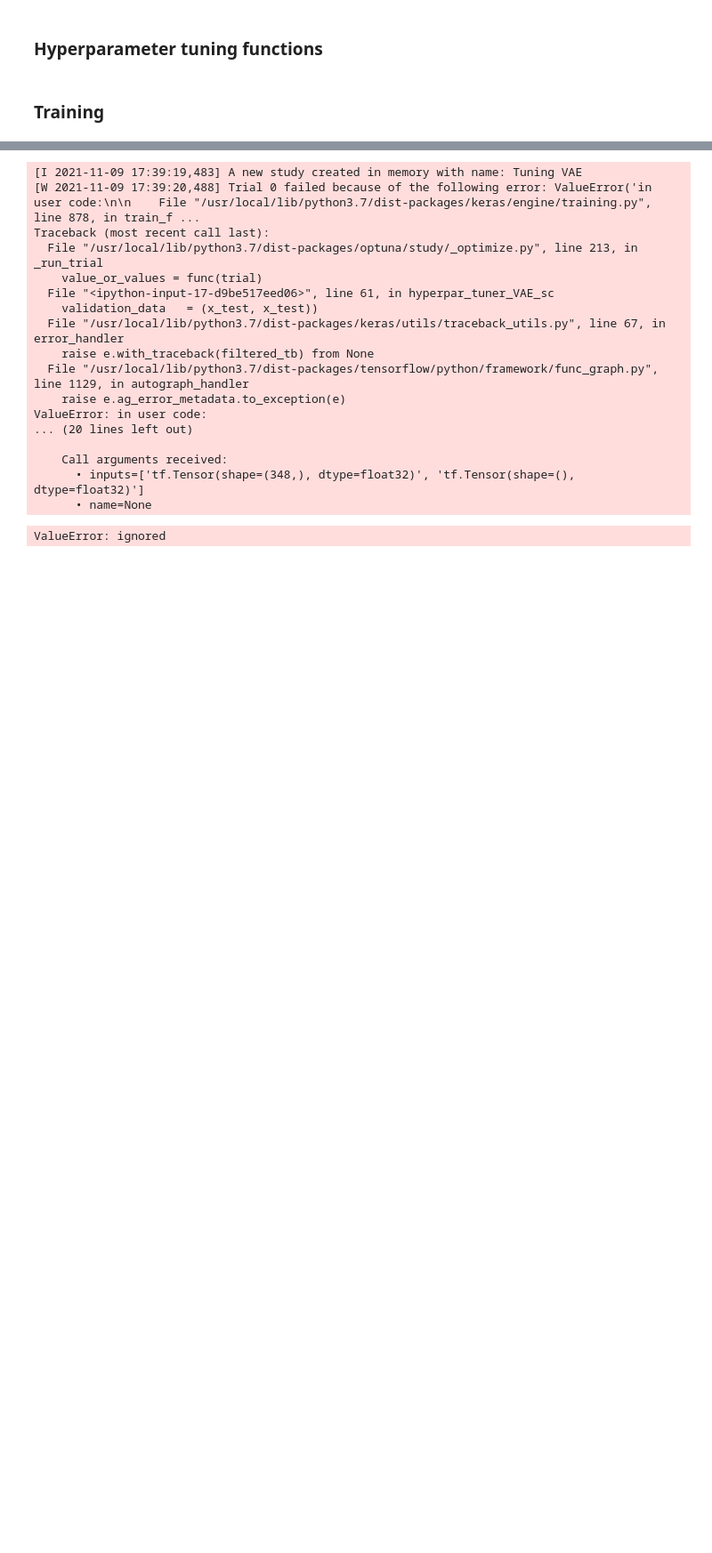
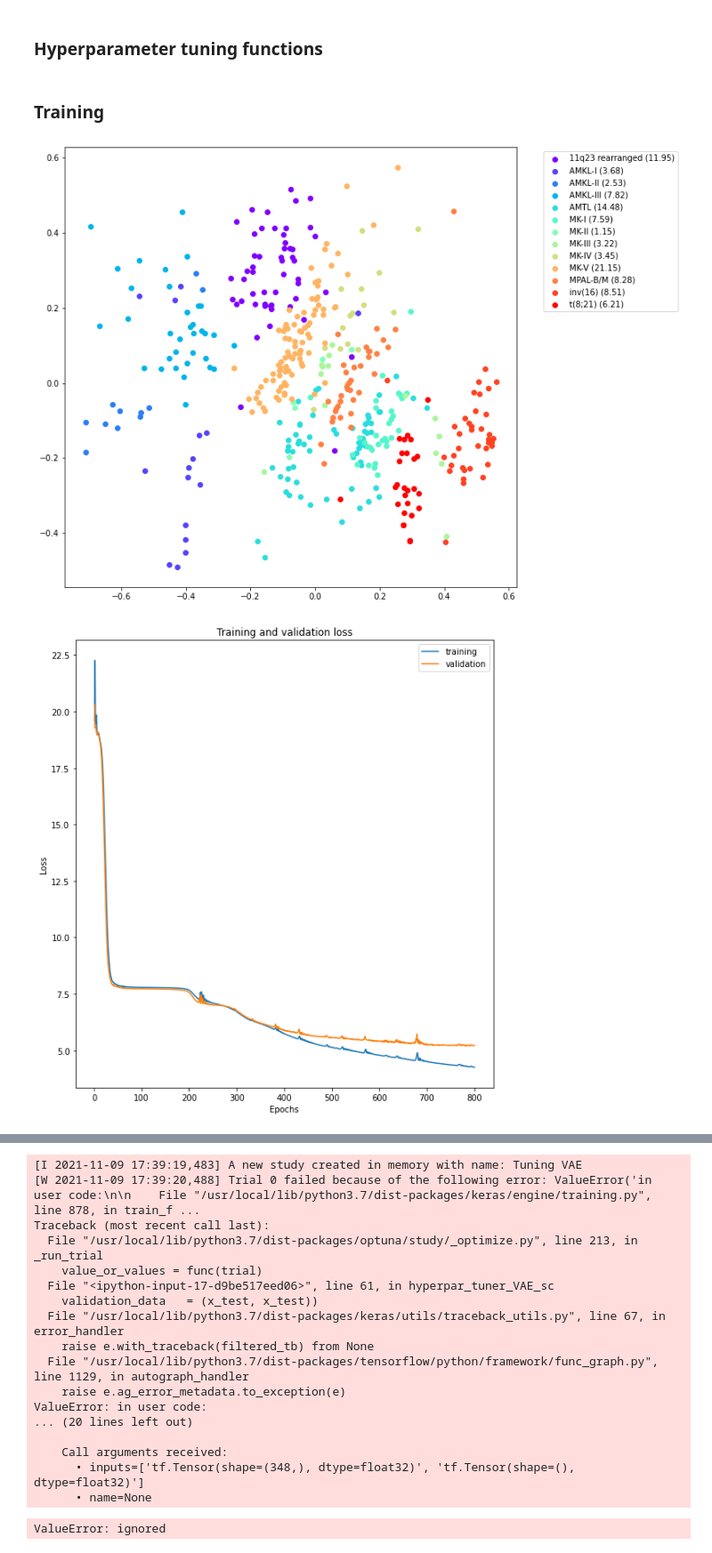
Before and after one commit to ThiesCalje/Survival-Analysis-Deep-Learning-AML-, a Jupyter notebook: Code/Collab/Clustering_Embedding.ipynb, the cells around one changed output, grey strips where cells are left out. Shown at 89% size. Drawn from its saved outputs; the diff is of its cells as text; code cells hidden in the pictures; blank space fills up the shorter version.

Commit message:
started on supervized clustering, added option to balance patient numbers such that categories are represented more evenly across the data & added scatterplot legend labelling

```diff
--- a/Code/Collab/Clustering_Embedding.ipynb
+++ b/Code/Collab/Clustering_Embedding.ipynb
@@ -49,7 +51,6 @@ Resolving deltas: 100% (40/40), done.
 patient_data = pd.read_excel("Table 10.xlsx", index_col="Sample_ID").sort_index()
 gene_expression_df = pd.read_excel("Data_10_genex.xlsx").T.sort_index().iloc[:-2,:]
 models = []
-scaler = MinMaxScaler()
-# scaler = StandardScaler(with_mean=False, with_std=False)
+# scaler = MinMaxScaler()
+scaler = StandardScaler(with_mean=False, with_std=False)
 gene_expression = tf.convert_to_tensor(scaler.fit_transform(gene_expression_df).astype("float32"))
-gene_expression
@@ -86,7 +163,7 @@ def plot(history,size = 10):
     plt.subplot(1,2,1)
     x_axis = np.arange(1, len(history.history['loss'])+1)
     plt.plot(x_axis, history.history['loss'], label='training')
-    # plt.plot(x_axis, history.history['val_loss'], label='validation')
+    plt.plot(x_axis, history.history['val_loss'], label='validation')
     plt.title('Training and validation loss')
     plt.xlabel('Epochs')
     plt.ylabel('Loss')
@@ -1033,6 +1110,6 @@ def sampling_sc(args):
     z_mean, z_log_sigma = args
     latent_dim = K.shape(z_mean)
     epsilon = K.random_normal(shape=(latent_dim[0], latent_dim[1]),
-                              mean=0., stddev=0.0005)
+                              mean=0., stddev=0.005)
     return z_mean + K.exp(z_log_sigma) * epsilon
 # %%
@@ -1263,3 +1428,51 @@ def find_VAE_sc(n):
+# %%
+var_of_interest = "Transcriptional_Identity"
+patient_data_cat = patient_data[var_of_interest]
+labels = np.sort(np.unique(patient_data_cat))
+
+structure = {"input dimension"        :   381,
+             "hidden layers"          :   [256, 128, 64, 32],    # list of integers denoting the size of the hidden layers
+             "latent dimension size"  :   2,    # integer denoting size of the latent dimension
+             "activation"             :   'tanh',    # string, e.g relu/selu etc
+             "dropout rate"           :   0.5,
+             "learning rate"          :   0.001,
+             "optimizer"              :   "adam",
+             "number of clusters"     :   len(labels)}    # float, dropout is however not yet implemented, as overfitting does not seem very significant when the network structure is right
+
+batch_size = 512
+
+# num_patients    = data_n.shape[0]
+# ind_shuffle     = random.sample(list(range(num_patients)), num_patients)
+# train_size      = int(0.80*num_patients)
+
+# x_train     = tf.convert_to_tensor(data_n.iloc[ind_shuffle][:train_size])
+# x_test      = tf.convert_to_tensor(data_n.iloc[ind_shuffle][train_size:])
+
+# x_train_c     = tf.convert_to_tensor(data_c.iloc[ind_shuffle][:train_size])
+# x_test_c      = tf.convert_to_tensor(data_c.iloc[ind_shuffle][train_size:])
+
+# train_dataset = tf.data.Dataset.from_tensor_slices((x_train, x_train_c)).batch(batch_size)
+# test_dataset  = tf.data.Dataset.from_tensor_slices((x_test, x_test_c)).batch(batch_size)
+
+train_dataset, test_dataset = data_procsg(gene_expression, patient_data, 1, batch_size, var_of_interest)
+
+encoder, decoder, vae       = VAE_sc(structure)
+loss_train, loss_test = training_VAE_sc(encoder, decoder, 800, train_dataset, test_dataset)
+# encoder         = Model(inputs  = vae.input,
+#                         outputs = vae.get_layer("VAE-encoder").output)
+
+coords = encoder(gene_expression)[-1]
+vis_clus(coords, patient_data, var_of_interest)
+# encoder.summary()
+
+# history = vae.fit(gene_expression, gene_expression,
+#         epochs=200,
+#         verbose = 0)
+
+plot_VAE_2(loss_train, loss_test)
+# %% [output]
+[figure, added]
+[figure, added]
 # %%
 var_of_interest = "Transcriptional_Identity"
 patient_data_cat = patient_data[var_of_interest]
```
Also changed, not shown: parts of 8 cells of this notebook.
